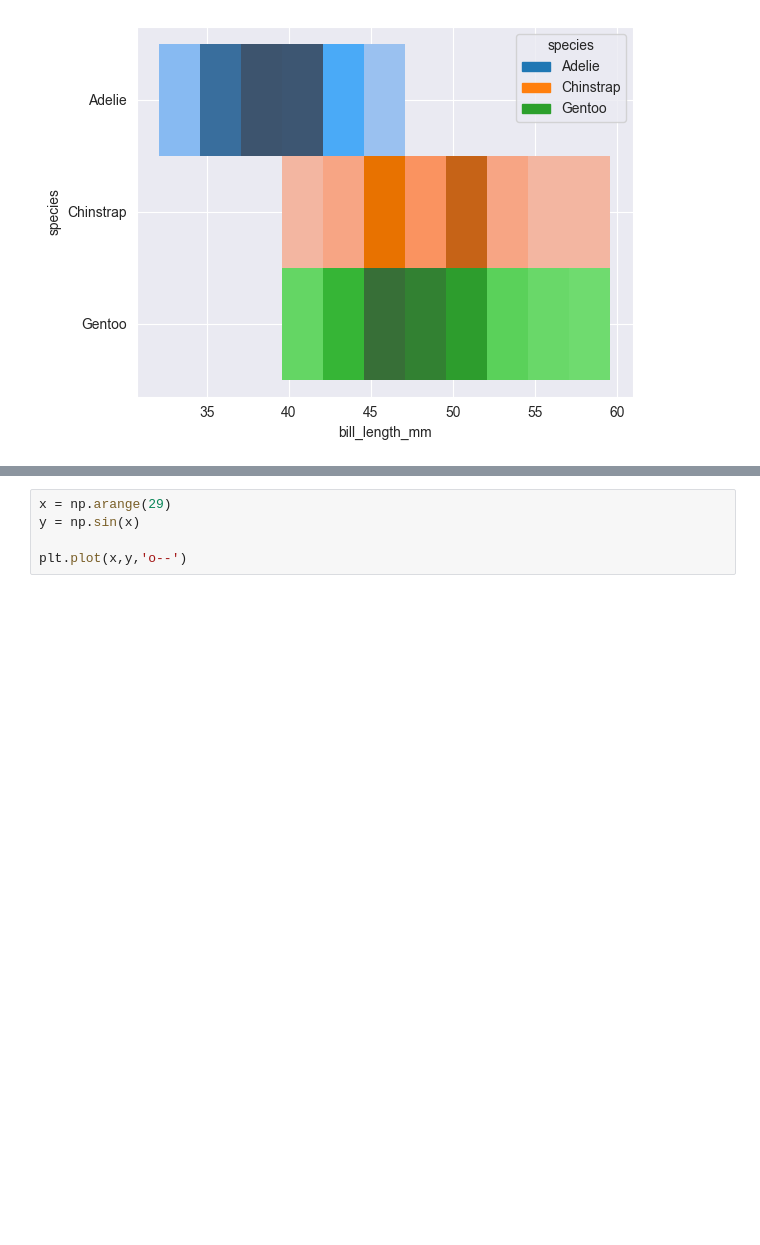
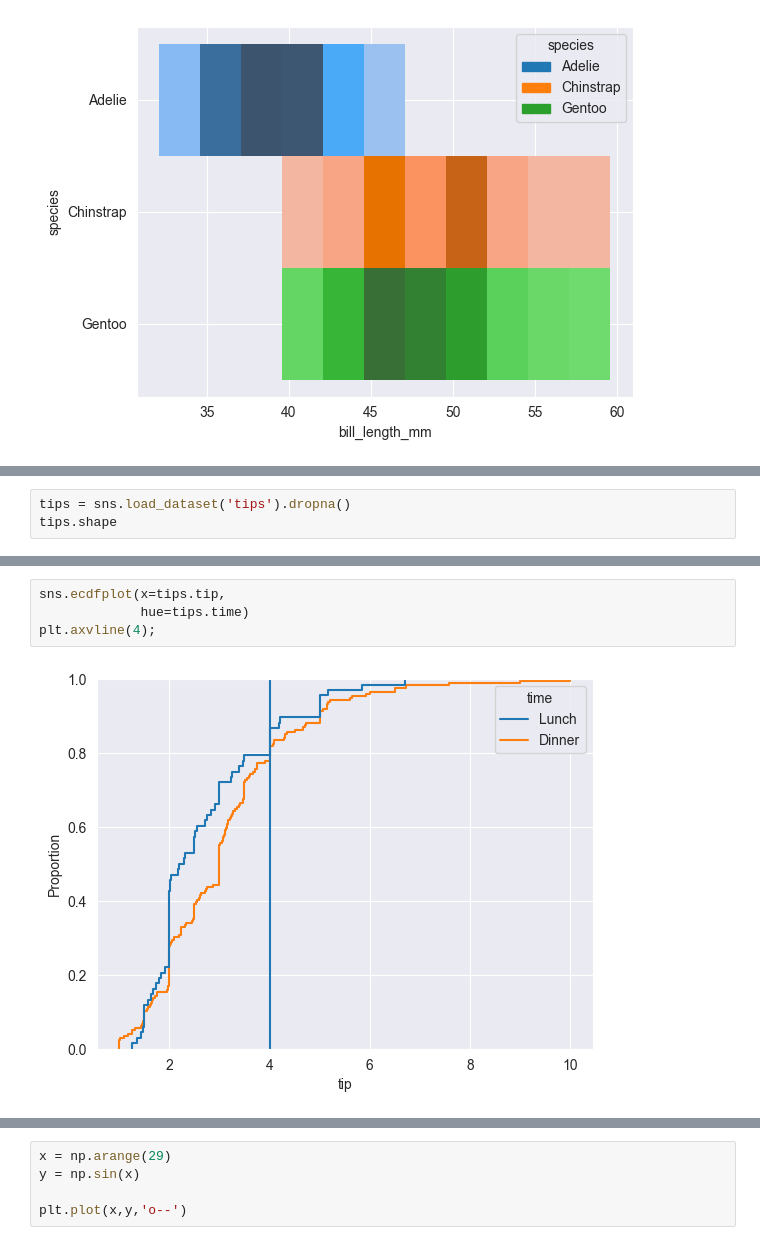
Before and after one commit to daaanishhh002/Graphing-with-Python, a Jupyter notebook: graphing.ipynb, the cells around one changed output, grey strips where cells are left out. Saved outputs shown, nothing was run; the diff lists cells and outputs as text; blank space fills up the shorter version.

```diff
--- a/graphing.ipynb
+++ b/graphing.ipynb
@@ -200,0 +203,3 @@ sns.histplot(x=penguins.bill_length_mm,y=penguins.species,
+# %%
+tips = sns.load_dataset('tips').dropna()
+tips.shape
@@ -200,0 +217,6 @@ sns.histplot(x=penguins.bill_length_mm,y=penguins.species,
+# %%
+sns.ecdfplot(x=tips.tip,
+             hue=tips.time)
+plt.axvline(4);
+# %% [output]
+[figure, added]
```
Also changed, not shown: parts of 39 cells of this notebook.
